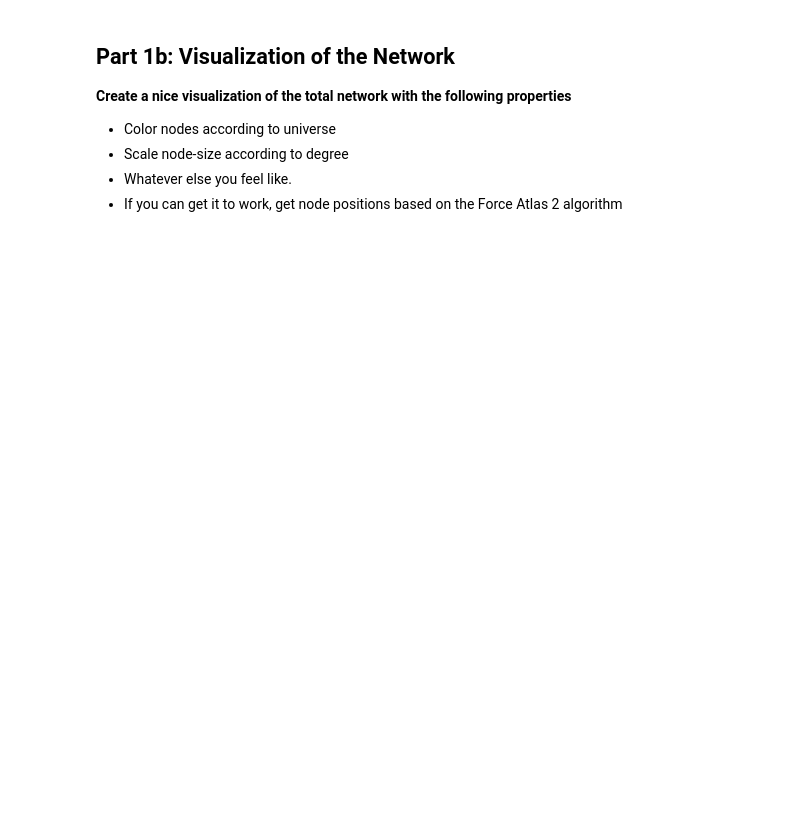
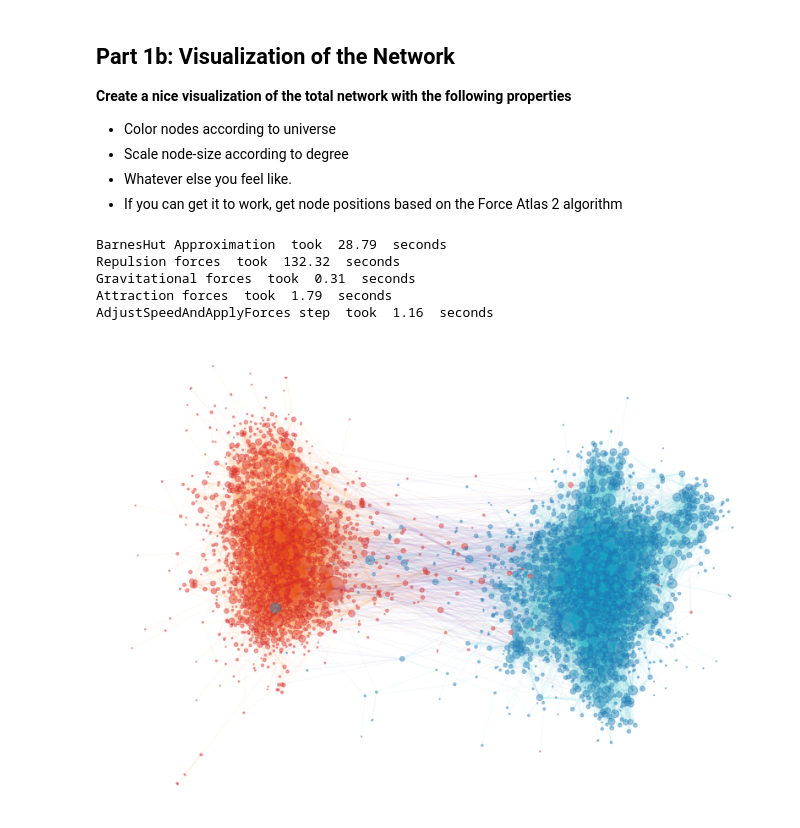
Before and after one commit to idariis/Social-Graphs-Project-E20, a Jupyter notebook: Assignment2/Parts/Part1.ipynb, the cells around one changed output. Drawn from its saved outputs; the diff is of its cells as text; code cells hidden in the pictures; blank space fills up the shorter version.

```diff
--- a/Assignment2/Parts/Part1.ipynb
+++ b/Assignment2/Parts/Part1.ipynb
@@ -123,3 +131,10 @@ Poison distribution ... lalala
   - Scale node-size according to degree
   - Whatever else you feel like.
   - If you can get it to work, get node positions based on the Force Atlas 2 algorithm
+# %%
+comic_graph_GCC_undirected = comic_graph_GCC.to_undirected()
+# %%
+node_colors = ['tab:red' if universe == 'Marvel' else 'tab:blue'
+    for super_hero, universe in nx.get_node_attributes(comic_graph_GCC_undirected, 'Universe').items()]
+
+node_sizes = [degree*2 for degree in dict(comic_graph_GCC_undirected.degree()).values()]
@@ -125,0 +156,43 @@ Poison distribution ... lalala
+# %%
+forceatlas2 = ForceAtlas2(
+    # Behavior alternatives
+    outboundAttractionDistribution=False,  # Dissuade hubs
+    edgeWeightInfluence = 0.5, # Performance
+
+    # Performance
+    jitterTolerance=0.2,  # Tolerance
+    barnesHutOptimize=True,
+    barnesHutTheta=0.6,
+
+    # Tuning
+    scalingRatio=5.0,
+    gravity=1.0,
+
+    # Log
+    verbose=True
+)
+# %%
+plt.figure(figsize=(14,10))
+positions = forceatlas2.forceatlas2_networkx_layout(comic_graph_GCC_undirected, pos=None, iterations=2000)
+nx.draw_networkx_nodes(
+    G = comic_graph_GCC_undirected,
+    node_size = node_sizes,
+    pos = positions,
+    node_color=node_colors,
+    alpha=0.4
+)
+nx.draw_networkx_edges(
+    G = comic_graph_GCC_undirected,
+    pos = positions,
+    edge_color = edge_colors,
+    alpha=0.05
+)
+plt.axis('off')
+plt.show()
+# %% [output]
+BarnesHut Approximation  took  28.79  seconds
+Repulsion forces  took  132.32  seconds
+Gravitational forces  took  0.31  seconds
+Attraction forces  took  1.79  seconds
+AdjustSpeedAndApplyForces step  took  1.16  seconds
+[figure, added]
```
Also changed, not shown: parts of 7 cells of this notebook, 1 other file.
